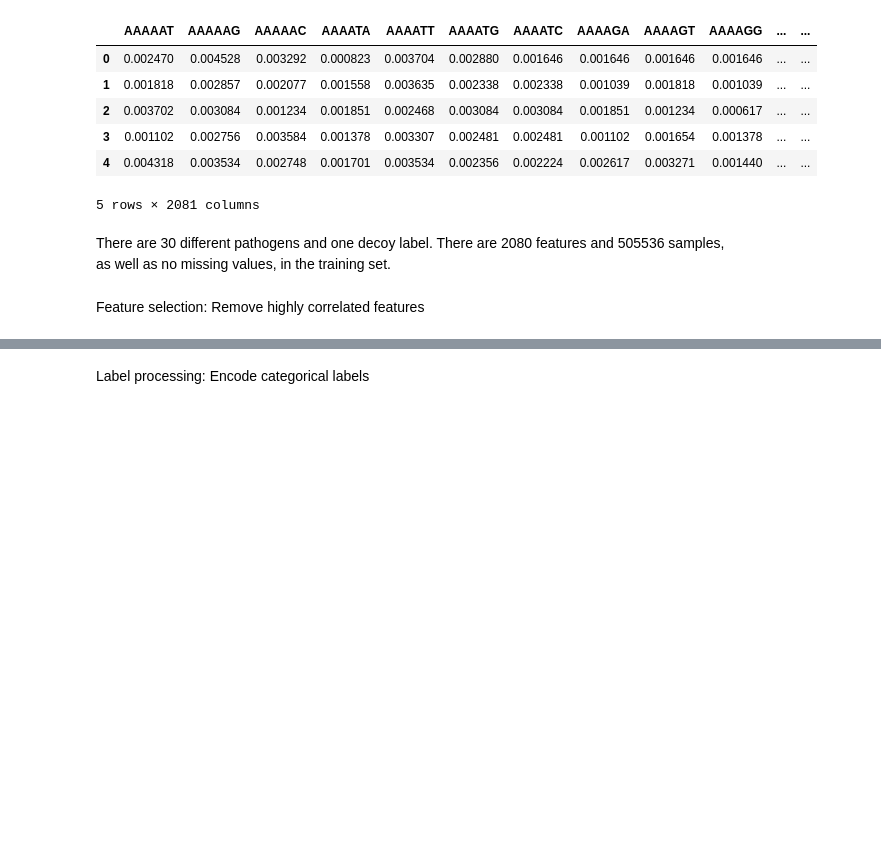
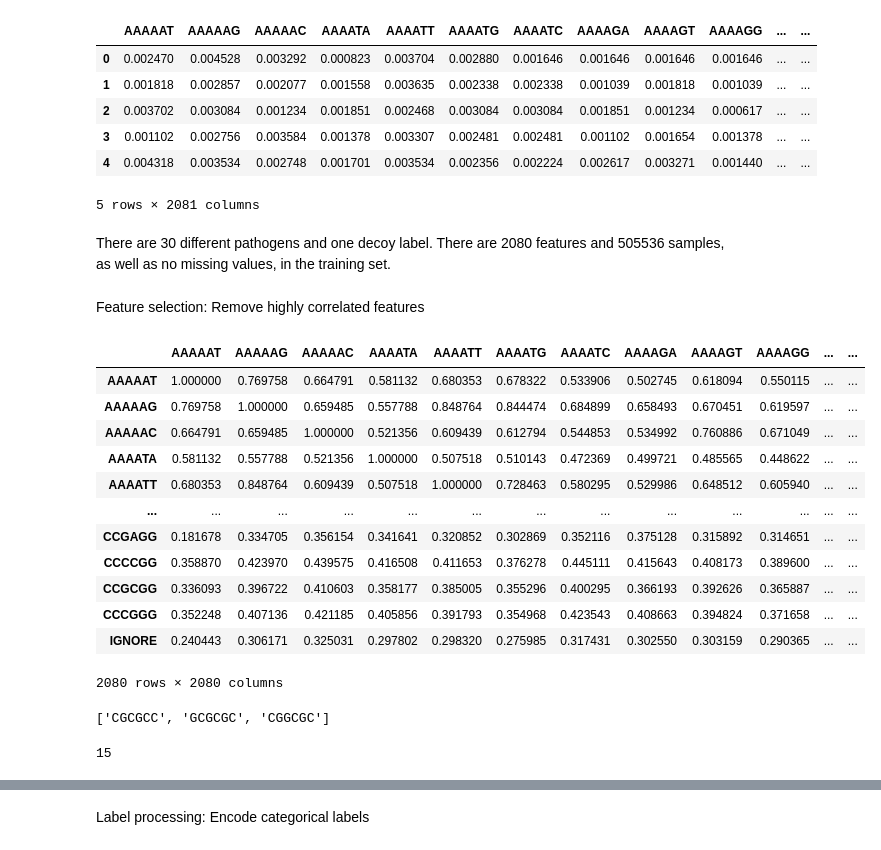
Before and after one commit to xxiann/cs4220-T4_proj2, a Jupyter notebook: pathogen_detection.ipynb, the cells around one changed output, grey strips where cells are left out. Drawn from its saved outputs; the diff is of its cells as text; code cells hidden in the pictures; blank space fills up the shorter version.

```diff
--- a/pathogen_detection.ipynb
+++ b/pathogen_detection.ipynb
@@ -43,8 +43,9 @@ df[df.isna().any(axis=1)]
 There are 30 different pathogens and one decoy label. There are 2080 features and 505536 samples, as well as no missing values, in the training set.
 # %%
 # subsample with random seed for reproducibility
-# sample_size = df.genome_label.value_counts().to_frame().min().values[0]
-df_train = df.groupby('genome_label').apply(lambda x: x.sample(200, random_state=4)) # use all the samples
+sample_size = df.genome_label.value_counts().to_frame().min().values[0]
+df_train = df.groupby('genome_label').apply(lambda x: x.sample(sample_size, random_state=4))
+# df_train = df # use all the training samples
 # %%
 # eda
 pd.plotting.scatter_matrix(df_train, figsize=[8, 8], s=150, marker='D')
@@ -52,8 +53,30 @@ pd.plotting.scatter_matrix(df_train, figsize=[8, 8], s=150, marker='D')
 # plt.show()
 # %% [markdown]
 Feature selection: Remove highly correlated features
+# %%
+df_train.corr().abs()
+# %% [output]
+|  | AAAAAT | AAAAAG | AAAAAC | AAAATA | AAAATT | AAAATG | AAAATC | AAAAGA | AAAAGT | AAAAGG | ... | ... |
+| AAAAAT | 1.000000 | 0.769758 | 0.664791 | 0.581132 | 0.680353 | 0.678322 | 0.533906 | 0.502745 | 0.618094 | 0.550115 | ... | ... |
+| AAAAAG | 0.769758 | 1.000000 | 0.659485 | 0.557788 | 0.848764 | 0.844474 | 0.684899 | 0.658493 | 0.670451 | 0.619597 | ... | ... |
+| AAAAAC | 0.664791 | 0.659485 | 1.000000 | 0.521356 | 0.609439 | 0.612794 | 0.544853 | 0.534992 | 0.760886 | 0.671049 | ... | ... |
+| AAAATA | 0.581132 | 0.557788 | 0.521356 | 1.000000 | 0.507518 | 0.510143 | 0.472369 | 0.499721 | 0.485565 | 0.448622 | ... | ... |
+| AAAATT | 0.680353 | 0.848764 | 0.609439 | 0.507518 | 1.000000 | 0.728463 | 0.580295 | 0.529986 | 0.648512 | 0.605940 | ... | ... |
+| ... | ... | ... | ... | ... | ... | ... | ... | ... | ... | ... | ... | ... |
+| CCGAGG | 0.181678 | 0.334705 | 0.356154 | 0.341641 | 0.320852 | 0.302869 | 0.352116 | 0.375128 | 0.315892 | 0.314651 | ... | ... |
+| CCCCGG | 0.358870 | 0.423970 | 0.439575 | 0.416508 | 0.411653 | 0.376278 | 0.445111 | 0.415643 | 0.408173 | 0.389600 | ... | ... |
+| CCGCGG | 0.336093 | 0.396722 | 0.410603 | 0.358177 | 0.385005 | 0.355296 | 0.400295 | 0.366193 | 0.392626 | 0.365887 | ... | ... |
+| CCCGGG | 0.352248 | 0.407136 | 0.421185 | 0.405856 | 0.391793 | 0.354968 | 0.423543 | 0.408663 | 0.394824 | 0.371658 | ... | ... |
+| IGNORE | 0.240443 | 0.306171 | 0.325031 | 0.297802 | 0.298320 | 0.275985 | 0.317431 | 0.302550 | 0.303159 | 0.290365 | ... | ... |
+2080 rows × 2080 columns
 # %%
 mask = np.triu(np.ones_like(df_train.corr(), dtype=bool)) # remove duplicate upper triangle correlation values
 corr_matrix = df_train.corr().abs() # create positive correlation matrix
 tri_df = corr_matrix.mask(mask) # create and apply upper triangle mask
-to_drop = [c for c in tri_df.columns if any(tri_df[c] > 0.8)] # drop columns that meet threshold
+# %% [output]
+['CGCGCC', 'GCGCGC', 'CGGCGC']
+# %%
+to_drop = [c for c in tri_df.columns if any(tri_df[c] > 0.85)]
+len(to_drop)
+# %% [output]
+15
```
Also changed, not shown: parts of 5 cells of this notebook.
